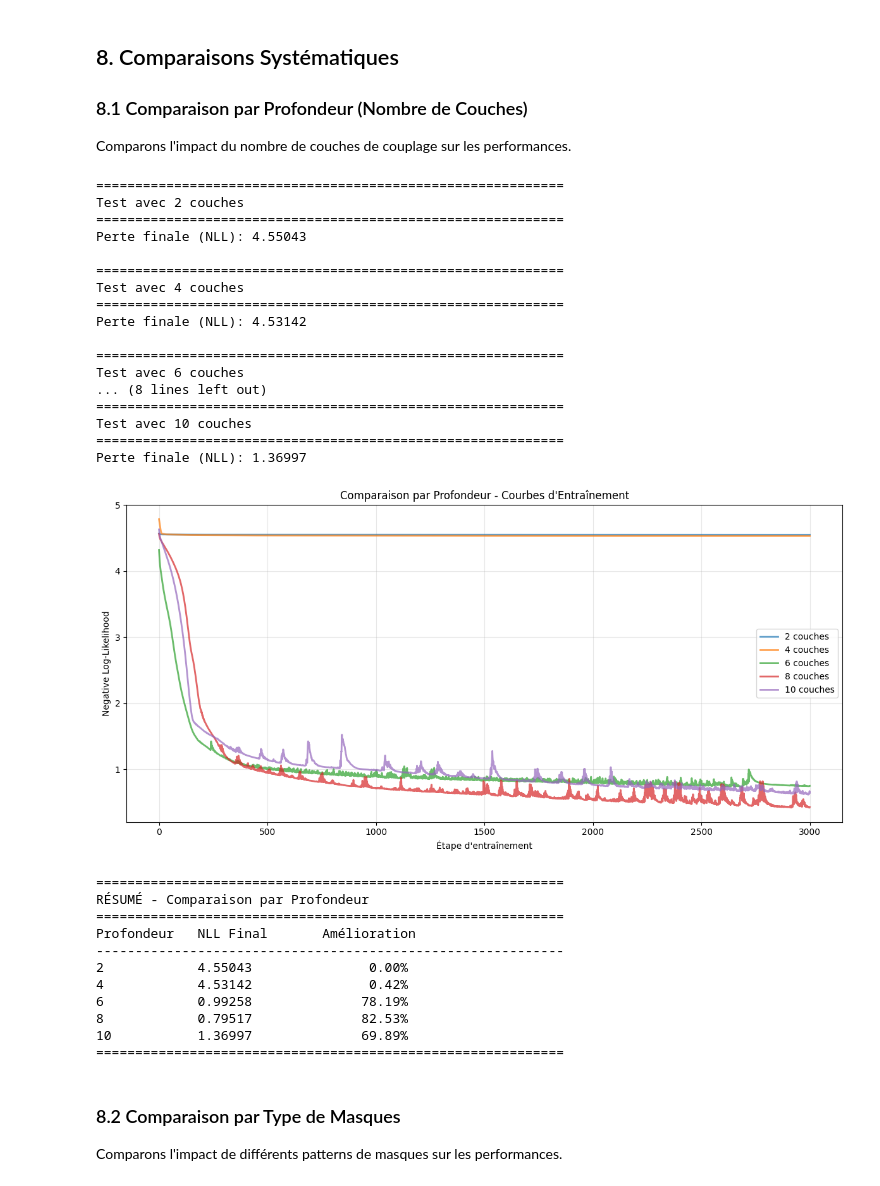
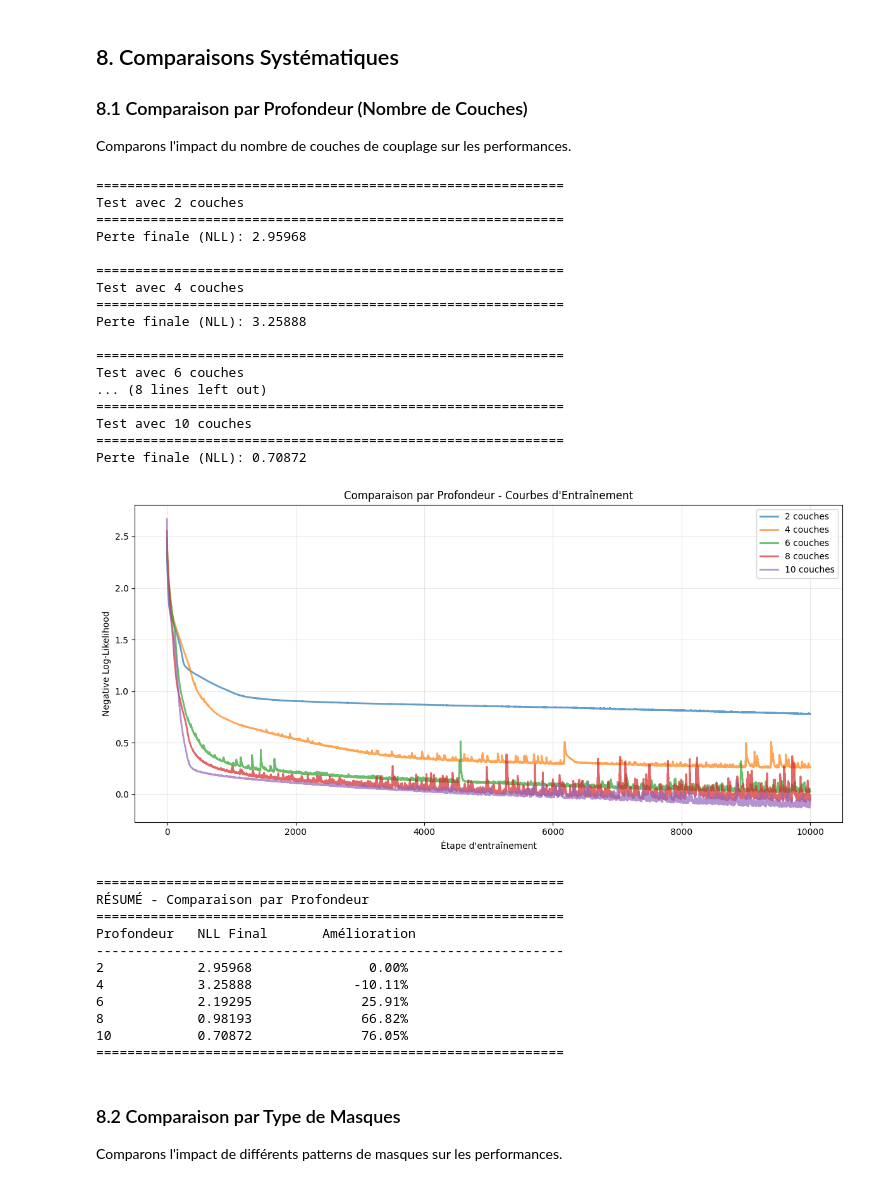
Before and after one commit to Robin1511/GENAI-2026, a Jupyter notebook: notebooks/RealNVP_Tutorial.ipynb, the cells around one changed output. Cells and saved outputs as stored; diff of their text form; code cells hidden in the pictures.

```diff
--- a/notebooks/RealNVP_Tutorial.ipynb
+++ b/notebooks/RealNVP_Tutorial.ipynb
@@ -207,4 +198,6 @@ Modèle RealNVP vérifié comme inversible!
 ## 4. Génération des Distributions 2D
 
 Générons et visualisons les trois types de distributions que nous allons modéliser.
+# %%
+N_SAMPLES = 1000
 # %%
@@ -300,7 +292,7 @@ Perte finale: 0.45913
 Vérifions que le modèle transforme correctement les données two-moons vers une distribution normale standard.
 # %%
 
-X_test, labels_test = generate_two_moons(n_samples=1000, noise=0.05)
+X_test, labels_test = generate_two_moons(n_samples=N_SAMPLES, noise=0.05)
 X_test_tensor = torch.tensor(X_test, dtype=torch.float64)
 
 device = next(model_moons.parameters()).device
@@ -315,13 +307,12 @@ plot_transformation(
     X_test,
     z_test,
     labels=labels_test,
-    title="Transformation Two-Moons → Espace Latent",
+    title="Transformation Two-Moons to Espace Latent",
     save_path="../output/moons_transformation.png"
 )
 
 print("Transformation visualisée!")
 print(f"Moyenne de z: {z_test.mean(axis=0)}")
 print(f"Écart-type de z: {z_test.std(axis=0)}")
-print("(Devrait être proche de [0, 0] et [1, 1] pour une gaussienne standard)")
 # %% [output]
 Figure sauvegardée dans ../output/moons_transformation.png
@@ -464,11 +453,10 @@ Figure sauvegardée dans ../output/gauss_samples_comparison.png
 ### 8.1 Comparaison par Profondeur (Nombre de Couches)
 
 Comparons l'impact du nombre de couches de couplage sur les performances.
+# %%
+depths = [2, 4, 6, 8, 10]
+n_steps_comparison = 10000
 # %%
-
-depths = [2, 4, 6, 8, 10]
-n_steps_comparison = 3000
-
 results_depth = {}
 
 for depth in depths:
@@ -487,7 +475,7 @@ for depth in depths:
         verbose=False
     )
 
-    X_test, _ = generate_two_moons(n_samples=1000, noise=0.05)
+    X_test, _ = generate_two_moons(n_samples=N_SAMPLES, noise=0.05)
     X_test_tensor = torch.tensor(X_test, dtype=torch.float64)
     metrics = trainer_depth.evaluate(X_test_tensor)
 
@@ -513,47 +501,47 @@ plt.grid(True, alpha=0.3)
 plt.tight_layout()
 plt.savefig("../output/comparison_depth_training.png", dpi=150, bbox_inches='tight')
 plt.show()
 
 print("\n" + "="*60)
 print("RÉSUMÉ - Comparaison par Profondeur")
 print("="*60)
 print(f"{'Profondeur':<12} {'NLL Final':<15} {'Amélioration':<15}")
 print("-"*60)
 baseline_nll = results_depth[depths[0]]['final_nll']
 for depth in depths:
     nll = results_depth[depth]['final_nll']
     improvement = ((baseline_nll - nll) / baseline_nll) * 100
     print(f"{depth:<12} {nll:<15.5f} {improvement:>10.2f}%")
 print("="*60)
 # %% [output]
 ============================================================
 Test avec 2 couches
 ============================================================
-Perte finale (NLL): 4.55043
+Perte finale (NLL): 2.95968
 
 ============================================================
 Test avec 4 couches
 ============================================================
-Perte finale (NLL): 4.53142
+Perte finale (NLL): 3.25888
 
 ============================================================
 Test avec 6 couches
 ... (8 lines left out)
 ============================================================
 Test avec 10 couches
 ============================================================
-Perte finale (NLL): 1.36997
+Perte finale (NLL): 0.70872
-[figure, old version]
+[figure, new version]
 ============================================================
 RÉSUMÉ - Comparaison par Profondeur
 ============================================================
 Profondeur   NLL Final       Amélioration
 ------------------------------------------------------------
-2            4.55043               0.00%
-4            4.53142               0.42%
-6            0.99258              78.19%
-8            0.79517              82.53%
-10           1.36997              69.89%
+2            2.95968               0.00%
+4            3.25888             -10.11%
+6            2.19295              25.91%
+8            0.98193              66.82%
+10           0.70872              76.05%
 ============================================================
 # %% [markdown]
 ### 8.2 Comparaison par Type de Masques
```
Also changed, not shown: parts of 15 cells of this notebook, 16 other files.
